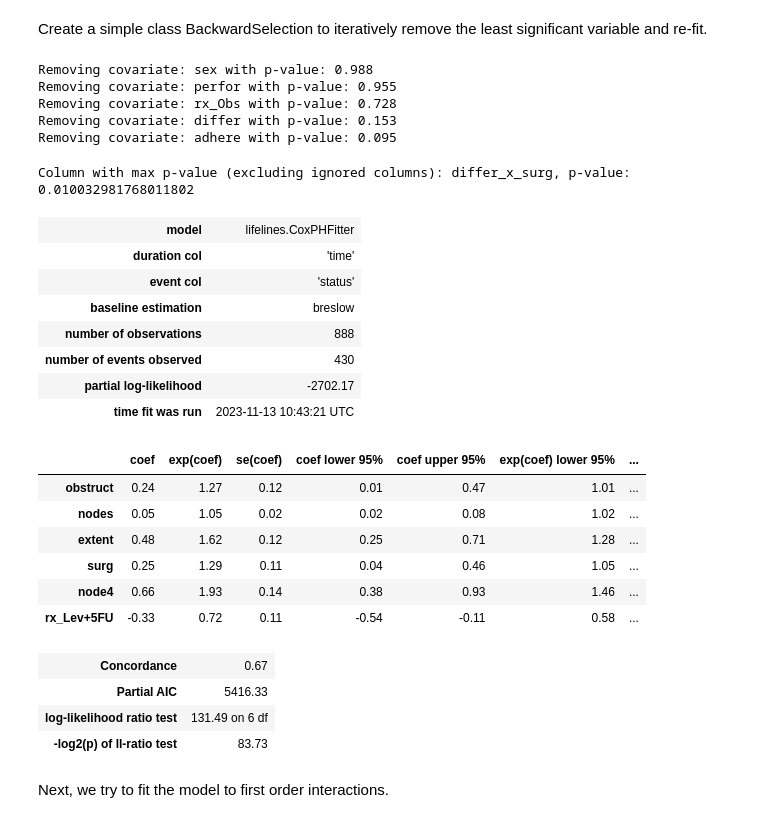
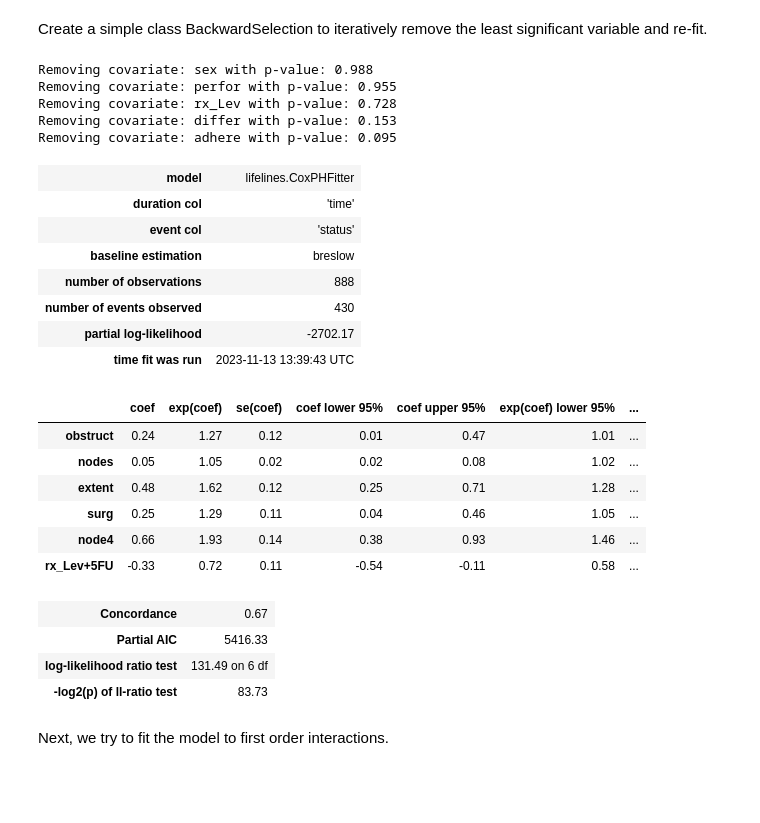
Before and after one commit to erlendrisvik/DAT350_CA, a Jupyter notebook: compulsory_2_erlend_risvik.ipynb, the cells around one changed output. Drawn from its saved outputs; the diff is of its cells as text; code cells hidden in the pictures; blank space fills up the shorter version.

```diff
--- a/compulsory_2_erlend_risvik.ipynb
+++ b/compulsory_2_erlend_risvik.ipynb
@@ -227,6 +227,9 @@ from lifelines import CoxPHFitter
 # create one-hot-encode and give appropiate status column
 cox_ph_df = df[cox_ph_cols].copy()
 cox_ph_df['status'] = df['status'].map({False: 0, True: 1})
+# consider Obs as baseline
+cox_ph_df['rx'] = cox_ph_df['rx'].astype('category')
+cox_ph_df['rx'].cat.reorder_categories(['Obs', 'Lev', 'Lev+5FU'], inplace=True)
 cox_ph_df = pd.get_dummies(cox_ph_df, columns = ['rx'], drop_first=True)
 # %%
 cox_ph_df.head()
@@ -325,86 +328,32 @@ class BackwardSelection:
                 print(f"Removing covariate: {max_p} with p-value: {self.p_values[max_p]:.3f}")
             self.fit()
 
-    def backward_selection_inter(self, p_threshold = 0.05, show_info = False):
-        """Iteratively removes the least significant covariate, but doesn't remove the non-significant covariates if the interaction is significant.
-
-        Parameters:
-        -----------
-            p_threshold (float): the p-value threshold for removing covariates
-            show_info (bool): whether to print info or not
-        """
-        interaction_cols = [col for col in self.cols if "_x_" in col]
-        removed_interaction_cols = []
-        ignored_main_effects = []
-        removed_cols = []
-        #self.p_values = {col: p for col, p in self.p_values.items() if col not in ignored_main_effects}
-
-        while max(self.p_values.values()) > p_threshold:
-            # select the variable with the highest p value
-            # max_p is the column with the highest p-value and NOT in ignored_cols
-            max_p = max(self.p_values, key = self.p_values.get)
-
-            # if the interaction is the least significant, add it to the removed interaction cols
-            if max_p in interaction_cols:
-                removed_interaction_cols.append(max_p)
-
-            # if the column is not in the removed interaction cols, it is still in the model.
-            included_interactions = [inter for inter in interaction_cols if inter not in removed_interaction_cols]
-            for inter in included_interactions:
-                # if the column is not in the removed interaction cols, it is still in the model.
-                if (max_p in inter) and (max_p != inter):
-                    ignored_main_effects.append(max_p)
-                    self.p_values = {col: p for col, p in self.p_values.items() if col not in (ignored_main_effects or removed_cols)}
-                    continue
-            removed_cols.append(max_p)
-
-            # set columns to be the values in the dictionary
-            self.cols = [col for col in self.p_values.keys() if col not in (ignored_main_effects or removed_cols)]
-            self.cols.extend(['time', 'status'])
-            #if show_info:
-             #   print(f"Removing covariate: {max_p} with p-value: {self.p_values[max_p]:.3f}")
-            self.fit()
-
-
     def print_summary(self):
         """Print the model summary"""
 
         self.model.print_summary()
 
-backward = BackwardSelection(df = cox_ph_df,
+base_model = BackwardSelection(df = cox_ph_df,
                              duration_col = 'time',
                              event_col = 'status')
-backward.backward_selection(show_info=True)
+base_model.backward_selection(show_info=True)
 # %% [output]
 Removing covariate: sex with p-value: 0.988
 Removing covariate: perfor with p-value: 0.955
-Removing covariate: rx_Obs with p-value: 0.728
+Removing covariate: rx_Lev with p-value: 0.728
 Removing covariate: differ with p-value: 0.153
 Removing covariate: adhere with p-value: 0.095
-# %%
-ignored = ['obstruct_x_differ']
-test = backward.model.summary["p"].to_dict()
-filtered_p_values = {col: p for col, p in test.items() if col not in ignored}
-
-if filtered_p_values:
-    max_p_value_col = max(filtered_p_values, key=filtered_p_values.get)
-    max_p_value = filtered_p_values[max_p_value_col]
-    print(f"Column with max p-value (excluding ignored columns): {max_p_value_col}, p-value: {max_p_value}")
-else:
-    print("No columns left after filtering.")
-# %% [output]
-Column with max p-value (excluding ignored columns): differ_x_surg, p-value: 0.010032981768011802
 # %%
-backward.print_summary()
+base_model.print_summary()
 # %% [output]
 | model | lifelines.CoxPHFitter |
 | duration col | 'time' |
 | event col | 'status' |
 | baseline estimation | breslow |
 | number of observations | 888 |
 | number of events observed | 430 |
 | partial log-likelihood | -2702.17 |
-| time fit was run | 2023-11-13 10:43:21 UTC |
+| time fit was run | 2023-11-13 13:39:43 UTC |
 |  | coef | exp(coef) | se(coef) | coef lower 95% | coef upper 95% | exp(coef) lower 95% | ... |
 | obstruct | 0.24 | 1.27 | 0.12 | 0.01 | 0.47 | 1.01 | ... |
 | nodes | 0.05 | 1.05 | 0.02 | 0.02 | 0.08 | 1.02 | ... |
```
Also changed, not shown: parts of 17 cells of this notebook.
